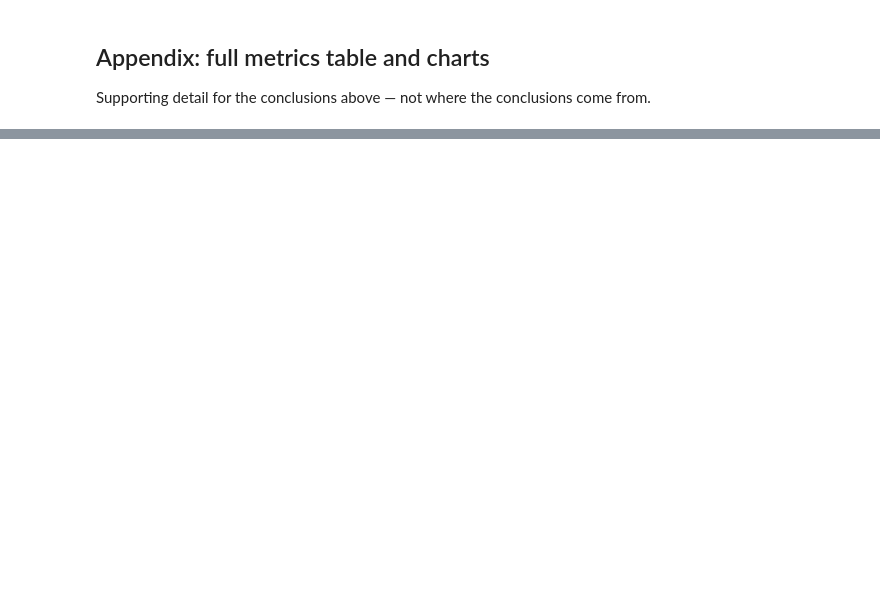
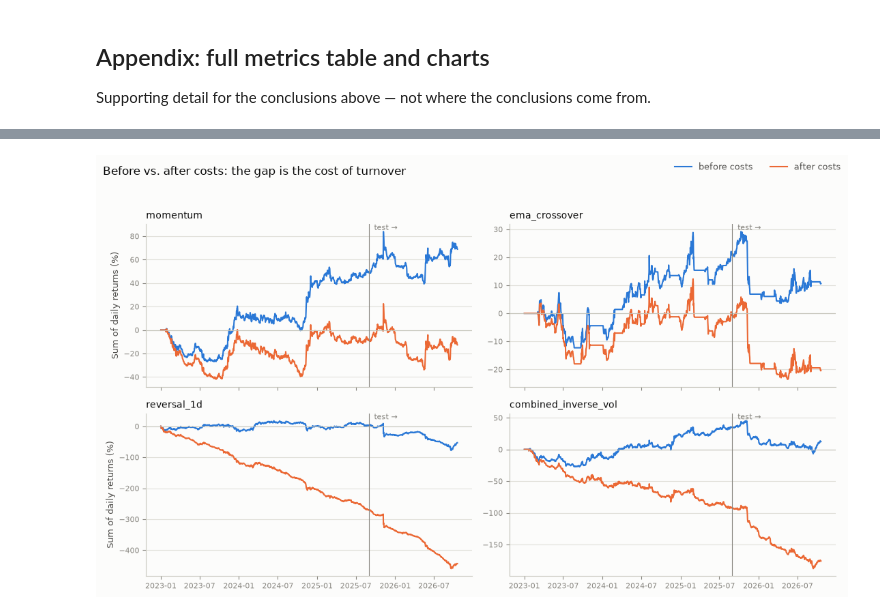
Before and after one commit to ravirajlondhepatil/quant-class-project, a Jupyter notebook: notebooks/performance_summary.ipynb, the cells around one changed output, grey strips where cells are left out. Cells and saved outputs as stored; diff of their text form; code cells hidden in the pictures; blank space fills up the shorter version.

```diff
--- a/notebooks/performance_summary.ipynb
+++ b/notebooks/performance_summary.ipynb
@@ -332,3 +619,53 @@ metrics.style.format(
+# %%
+# Before vs. after costs, one panel per strategy. Cumulative *sum* of daily
+# returns (not compounded) so a steady cost drag shows as a straight-line
+# gap -- which is also why a losing line can fall below -100%. Colors: the
+# reference palette's first two categorical slots (validated all-pairs for
+# light mode); text stays in ink tones.
+SURFACE, INK, INK_SECONDARY, INK_MUTED = "#fcfcfb", "#0b0b0b", "#52514e", "#898781"
+GRID, AXIS = "#e1e0d9", "#c3c2b7"
+SERIES = {"before costs": "#2a78d6", "after costs": "#eb6834"}
+
+fig, axes = plt.subplots(2, 2, figsize=(11, 6.5), sharex=True, facecolor=SURFACE)
+for ax, (name, result) in zip(axes.flat, all_results.items(), strict=True):
+    ax.set_facecolor(SURFACE)
+    for label, daily in [
+        ("before costs", result.gross_returns),
+        ("after costs", result.net_returns),
+    ]:
+        ax.plot(daily.index, daily.cumsum() * 100, color=SERIES[label], linewidth=1.5, label=label)
+    ax.axhline(0, color=AXIS, linewidth=0.8)
+    ax.axvline(split.split_date, color=INK_MUTED, linewidth=0.8)
+    ax.text(
+        split.split_date,
+        1.0,
+        "  test →",
+        transform=ax.get_xaxis_transform(),
+        color=INK_MUTED,
+        fontsize=8,
+        va="top",
+    )
+    ax.set_title(name, color=INK, fontsize=10, loc="left")
+    ax.grid(axis="y", color=GRID, linewidth=0.8)
+    ax.tick_params(colors=INK_MUTED, labelsize=8)
+    for side in ("top", "right"):
+        ax.spines[side].set_visible(False)
+    for side in ("left", "bottom"):
+        ax.spines[side].set_color(AXIS)
+for ax in axes[:, 0]:
+    ax.set_ylabel("Sum of daily returns (%)", color=INK_SECONDARY, fontsize=9)
+
+handles, labels = axes.flat[0].get_legend_handles_labels()
+fig.legend(
+    handles, labels, loc="upper right", ncol=2, frameon=False, fontsize=9, labelcolor=INK_SECONDARY
+)
+fig.suptitle(
+    "Before vs. after costs: the gap is the cost of turnover", x=0.01, ha="left", color=INK
+)
+fig.tight_layout(rect=(0, 0, 1, 0.95))
+plt.show()
+# %% [output]
+[figure, added]
 # %%
 fig, ax = plt.subplots(figsize=(10, 5))
 for name, result in all_results.items():
```
Also changed, not shown: parts of 28 cells of this notebook, 7 other files.
